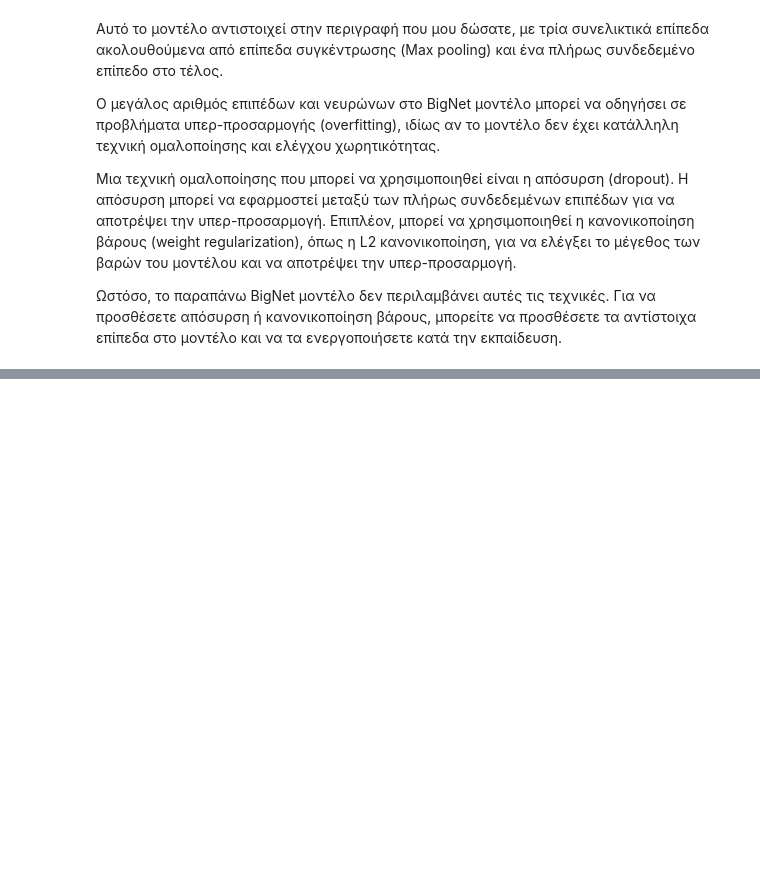
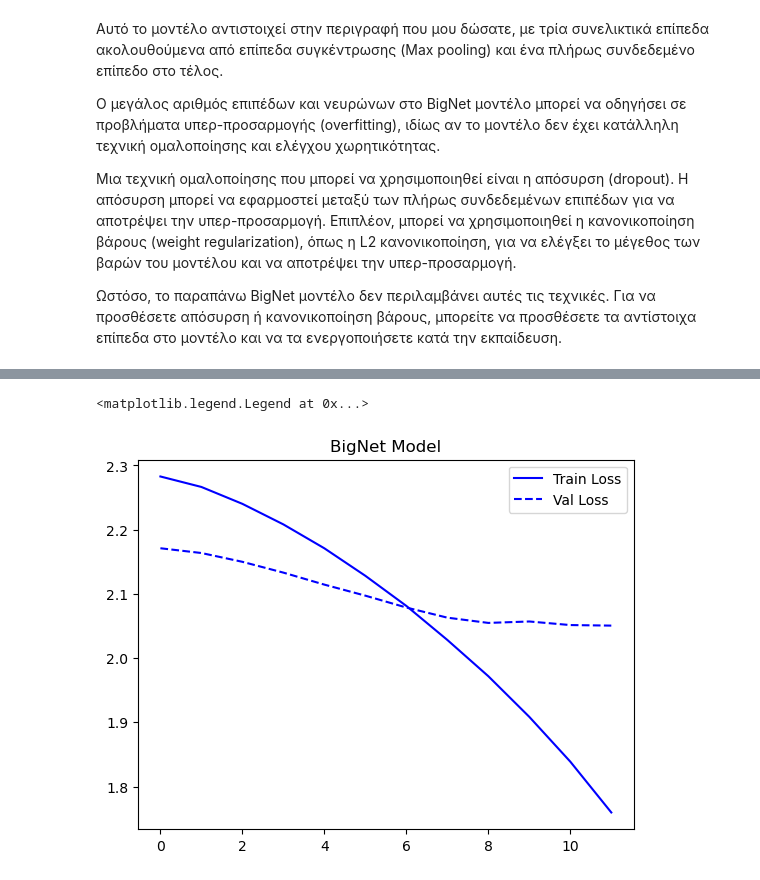
Before and after one commit to angelosnm/msc-ai, a Jupyter notebook: project_2/project_2.ipynb, the cells around one changed output, grey strips where cells are left out. Cells and saved outputs as stored; diff of their text form; code cells hidden in the pictures; blank space fills up the shorter version.

```diff
--- a/project_2/project_2.ipynb
+++ b/project_2/project_2.ipynb
@@ -401,0 +474,10 @@ Training completed.
+# %%
+# Create an instance of the BigNet model
+bignet_model_v2 = BigNet()
+
+# Ορίζουμε τον αλγόριθμο βελτιστοποίησης, το κριτήριο και τον βελτιστοποιητή
+optimizer = optim.Adam(bignet_model_v2.parameters(), lr=0.0001, weight_decay=0.0005)
+criterion = nn.CrossEntropyLoss()
+
+# Εκπαιδεύουμε το μοντέλο
+bignet_model_v2_metrics = train_model(bignet_model_v2, train_loader, val_loader, criterion, optimizer)
@@ -401,0 +511,9 @@ Training completed.
+# %%
+# Plot Train and Val losses
+plt.plot(smooth(bignet_model_v2_metrics['train_loss'], 0.9), 'b')
+plt.plot(smooth(bignet_model_v2_metrics['val_loss'], 0.9), 'b--')
+plt.title('BigNet Model')
+plt.legend(['Train Loss', 'Val Loss'])
+# %% [output]
+<matplotlib.legend.Legend at 0x...>
+[figure, added]
```
Also changed, not shown: parts of 22 cells of this notebook.
